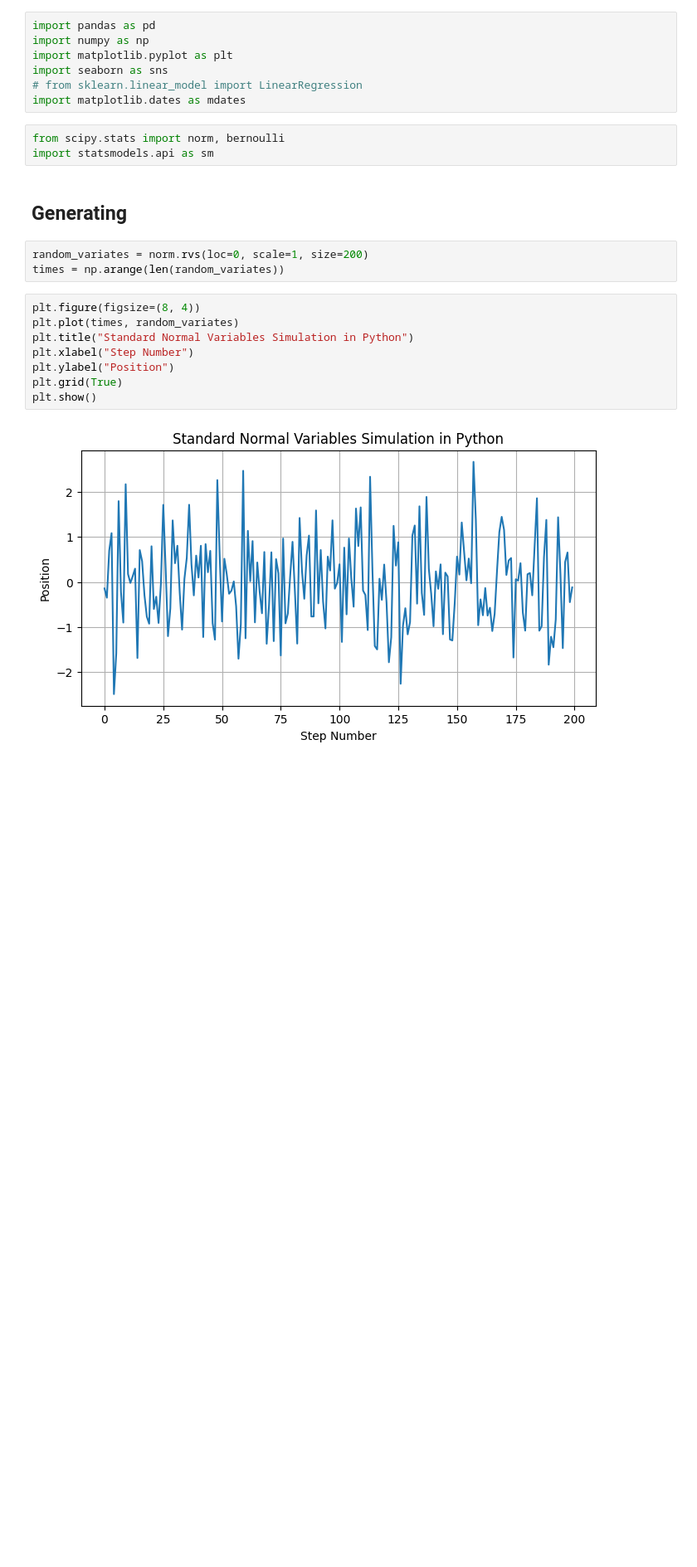
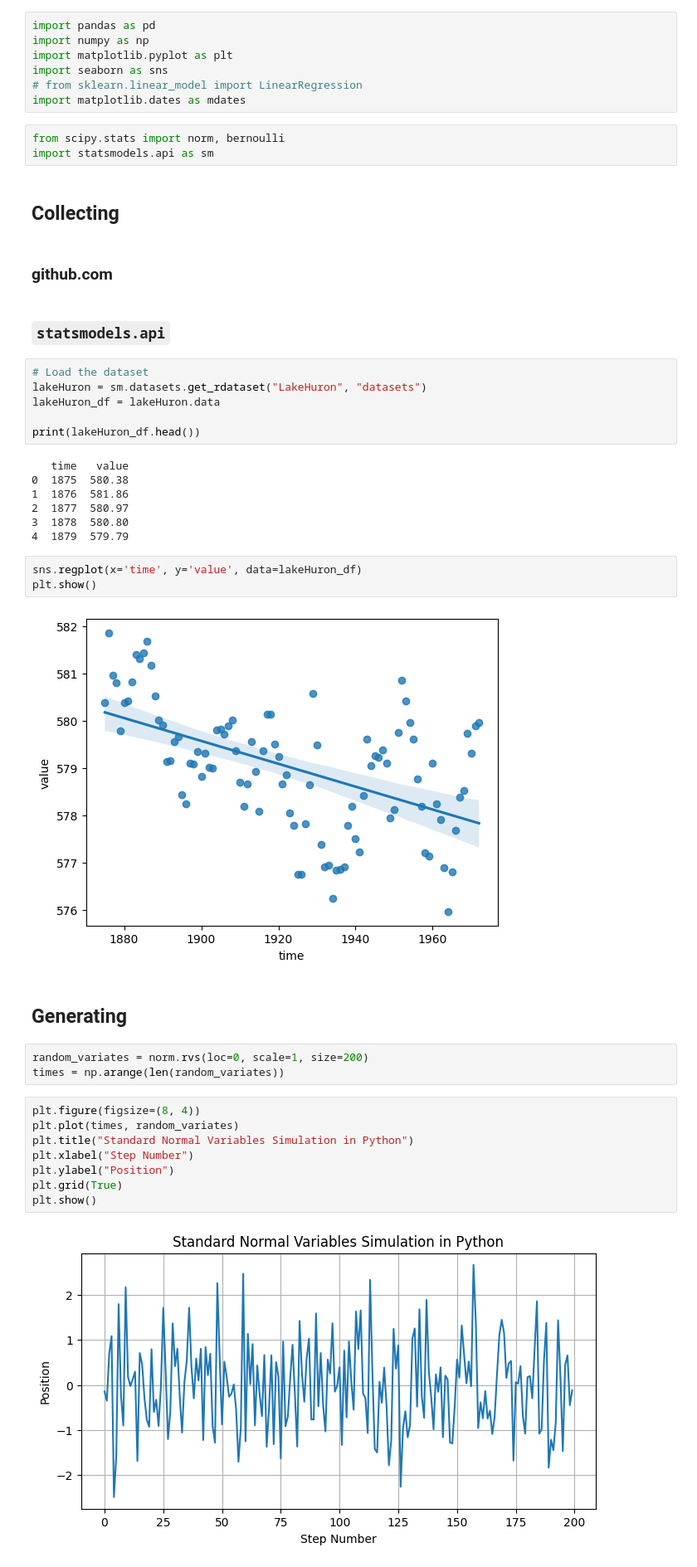
Before and after one commit to Bayan2019/kaz-nu-time-series, a Jupyter notebook: ipynb/00-intro.ipynb, the cells around one changed output. Shown: that part at 83% size. Saved outputs shown, nothing was run; the diff lists cells and outputs as text; blank space fills up the shorter version.

```diff
--- a/ipynb/00-intro.ipynb
+++ b/ipynb/00-intro.ipynb
@@ -8,6 +8,30 @@ import matplotlib.dates as mdates
 # %%
 from scipy.stats import norm, bernoulli
 import statsmodels.api as sm
+# %% [markdown]
+## Collecting
+# %% [markdown]
+### github.com
+# %% [markdown]
+### `statsmodels.api`
+# %%
+# Load the dataset
+lakeHuron = sm.datasets.get_rdataset("LakeHuron", "datasets")
+lakeHuron_df = lakeHuron.data
+
+print(lakeHuron_df.head())
+# %% [output]
+   time   value
+0  1875  580.38
+1  1876  581.86
+2  1877  580.97
+3  1878  580.80
+4  1879  579.79
+# %%
+sns.regplot(x='time', y='value', data=lakeHuron_df)
+plt.show()
+# %% [output]
+[figure, added]
 # %% [markdown]
 ## Generating
 # %%
```
Also changed, not shown: parts of 1 cell of this notebook.
